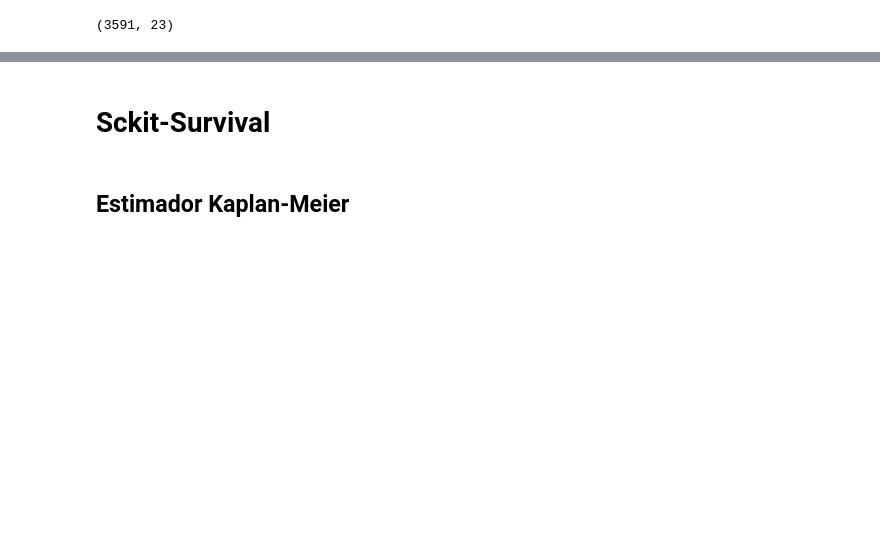
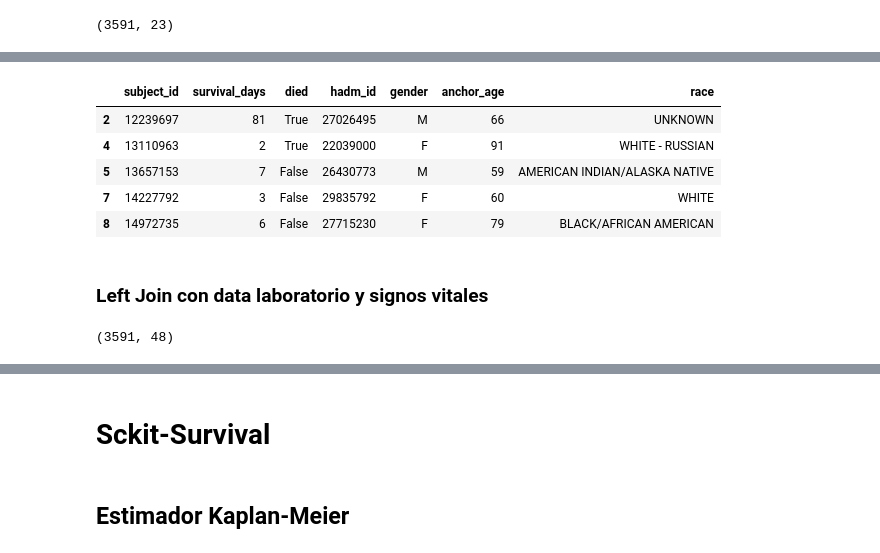
Before and after one commit to smenaaliaga/tesis_magister, a Jupyter notebook: data_mimic_iv.ipynb, the cells around one changed output, grey strips where cells are left out. Drawn from its saved outputs; the diff is of its cells as text; code cells hidden in the pictures; blank space fills up the shorter version.

```diff
--- a/data_mimic_iv.ipynb
+++ b/data_mimic_iv.ipynb
@@ -262,7 +305,7 @@ Se define __endtime__ mediante la siguiente regla:
 
 3. _endtime_ = _dischtime_ (censura a la derecha).
 # %%
-df['endtime'] = np.where(
-    df['dod'].notnull(), df['dod'], np.where(
-    df['deathtime'].notnull(), df['deathtime'], df['dischtime']))
+patients['endtime'] = np.where(
+    patients['dod'].notnull(), patients['dod'], np.where(
+    patients['deathtime'].notnull(), patients['deathtime'], patients['dischtime']))
 # %%
@@ -284,5 +327,5 @@ df.loc[:, ['subject_id', 'admittime', 'dischtime', 'deathtime', 'dod', 'endtime'
 # %%
 # Se define el booleano "died" si es que el evento de la muerte del paciente ha ocurrido
 
-df['died'] = np.where(df['dod'].isnull(), np.where(df['deathtime'].isnull(), False, True), True)
+patients['died'] = np.where(patients['dod'].isnull(), np.where(patients['deathtime'].isnull(), False, True), True)
 # %%
@@ -330,0 +398,18 @@ df2.shape
+# %%
+data = data.loc[:, ['subject_id', 'survival_days', 'died', 'hadm_id', 'gender', 'anchor_age', 'race']]
+data.head()
+# %% [output]
+|  | subject_id | survival_days | died | hadm_id | gender | anchor_age | race |
+| 2 | 12239697 | 81 | True | 27026495 | M | 66 | UNKNOWN |
+| 4 | 13110963 | 2 | True | 22039000 | F | 91 | WHITE - RUSSIAN |
+| 5 | 13657153 | 7 | False | 26430773 | M | 59 | AMERICAN INDIAN/ALASKA NATIVE |
+| 7 | 14227792 | 3 | False | 29835792 | F | 60 | WHITE |
+| 8 | 14972735 | 6 | False | 27715230 | F | 79 | BLACK/AFRICAN AMERICAN |
+# %% [markdown]
+### Left Join con data laboratorio y signos vitales
+# %%
+data = data.merge(lab, on=['subject_id', 'hadm_id'], how='left', suffixes=None)
+data = data.merge(vital, on=['subject_id', 'hadm_id'], how='left', suffixes=None)
+data.shape
+# %% [output]
+(3591, 48)
```
Also changed, not shown: parts of 30 cells of this notebook.
